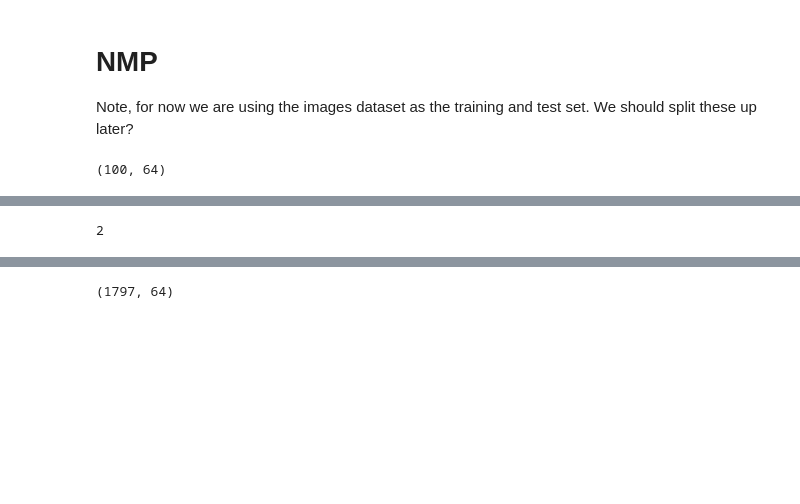
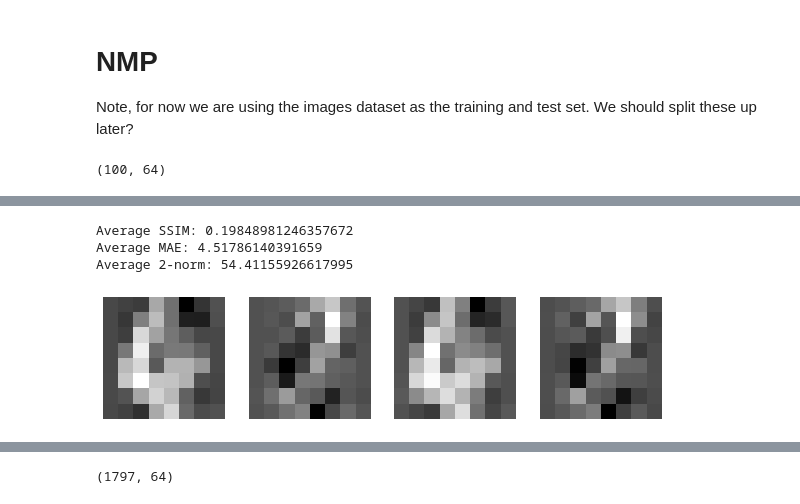
Before and after one commit to FinAminToastCrunch/Neural-Matched-Pursuit, a Jupyter notebook: neural_matched_pursuit.ipynb, the cells around one changed output, grey strips where cells are left out. Drawn from its saved outputs; the diff is of its cells as text; code cells hidden in the pictures; blank space fills up the shorter version.

```diff
--- a/neural_matched_pursuit.ipynb
+++ b/neural_matched_pursuit.ipynb
@@ -157,7 +227,7 @@ class OMPEnvironment(gym.Env):
         selected_indices (list): The indices of the selected atoms from the dictionary.
         approximated_signals (list): The list of approximated signals at each step.
     """
-    def __init__(self, dictionary, yFull):
+    def __init__(self, dictionary, yFull, non_zero_coeff=None):
         self.dictionary = dictionary.T
         self.yFull = yFull
         self.i = 0
@@ -167,6 +237,10 @@ class OMPEnvironment(gym.Env):
         self.action_space = spaces.Discrete(2)
         self.residual = self.y.copy()
         self.approximated_signals = []
+        if non_zero_coeff is None:
+            self.non_zero_coeff = int(self.num_feats/10)
+        else:
+            self.non_zero_coeff = non_zero_coeff
 
         # Define the low and high bounds of each observation component
         # Residual Norm can theoretically go up to infinity, but we set a reasonable upper bound based on the input data
@@ -243,6 +317,9 @@ class OMPEnvironment(gym.Env):
         return c
 
     def step(self, action):
+
+        # action = 0 # uncomment this to have algo mimic OMP
+
         if action == 0 or not self.selected_indices:  # OMP action or first atom selection
             correlations = np.abs(np.dot(self.dictionary.T, self.residual))
             for index in self.selected_indices:
@@ -256,8 +333,8 @@ class OMPEnvironment(gym.Env):
             # Solve the least squares problem to find the best coefficients
             coefficients, _, _, _ = np.linalg.lstsq(selected_atoms, self.residual, rcond=None)
 
-            # Reconstruct the signal using the coefficients
-            approximated_signal = selected_atoms.dot(coefficients)
+            # # Reconstruct the signal using the coefficients
+            # approximated_signal = selected_atoms.dot(coefficients)
 
         elif action == 1:  # New decision strategy
             # Find the atom least correlated with the selected atoms
@@ -274,10 +351,8 @@ class OMPEnvironment(gym.Env):
             # Solve the least squares problem to find the best coefficients
             coefficients, _, _, _ = np.linalg.lstsq(selected_atoms, self.residual, rcond=None)
 
-            # Reconstruct the signal using the coefficients
-            approximated_signal = selected_atoms.dot(coefficients)
-
-
+            # # Reconstruct the signal using the coefficients
+            # approximated_signal = selected_atoms.dot(coefficients)
         # Reconstruct the signal using the coefficients from least squares
         approximated_signal = np.dot(selected_atoms, coefficients)
 
@@ -290,7 +365,7 @@ class OMPEnvironment(gym.Env):
         # Check if the reconstruction is sufficiently accurate
         done = False #np.allclose(self.y, approximated_signal, atol=1e-3) #same tolerance as OMP
 
-        if(len(self.selected_indices) == int(self.num_feats/10)):
+        if(len(self.selected_indices) == int(self.num_feats/2)):
             done = True
 
         # Calculate the reward as the negative norm of the residual
@@ -321,7 +396,7 @@ def build_agent(env):
     model.add(Dense(64, activation='relu'))
     model.add(Dense(env.action_space.n, activation='linear'))
 
-    memory = SequentialMemory(limit=10000, window_length=1)
+    memory = SequentialMemory(limit=20000, window_length=1)
     policy = BoltzmannQPolicy()
     dqn = DQNAgent(model=model,
                    nb_actions=env.action_space.n,
@@ -335,7 +410,7 @@ def build_agent(env):
     return dqn
 
 # Assume 'dictionary' and 'images' are defined and initialized elsewhere in the code
-env = OMPEnvironment(dictionary, images[0])
+env = OMPEnvironment(dictionary, images, non_zero_coeff=32)
 agent = build_agent(env)
-agent.fit(env, nb_steps=1000, visualize=False, verbose=1)
+agent.fit(env, nb_steps=20000, visualize=False, verbose=1)
 # %% [output]
@@ -345,4 +426,32 @@ IndexError: index 1553 is out of bounds for axis 1 with size 100
-# %%
-len(env.approximated_signals)
-# %% [output]
-2
+# %%
+# len(env.approximated_signals)
+ap = np.array(env.approximated_signals)
+# %%
+reconstructed_images = ap
+
+avg_ssim_value = average_ssim(images, reconstructed_images)
+print(f"Average SSIM: {avg_ssim_value}")
+
+avg_mae_value = average_mae(images, reconstructed_images)
+print(f"Average MAE: {avg_mae_value}")
+
+average_2norm = average_2norm(images, reconstructed_images)
+print(f"Average 2-norm: {average_2norm}")
+# %% [output]
+Average SSIM: 0.19848981246357672
+Average MAE: 4.51786140391659
+Average 2-norm: 54.41155926617995
+# %%
+import matplotlib.pyplot as plt
+
+# Reshape the last 4 images to 8 by 8
+reshaped_images = ap[-4:].reshape(-1, 8, 8)
+
+# Display the images using plt
+fig, axs = plt.subplots(1, 4, figsize=(10, 5))
+for i in range(4):
+    axs[i].imshow(reshaped_images[i], cmap='gray')
+    axs[i].axis('off')
+plt.show()
+# %% [output]
+[figure, added]
```
Also changed, not shown: parts of 7 cells of this notebook.
